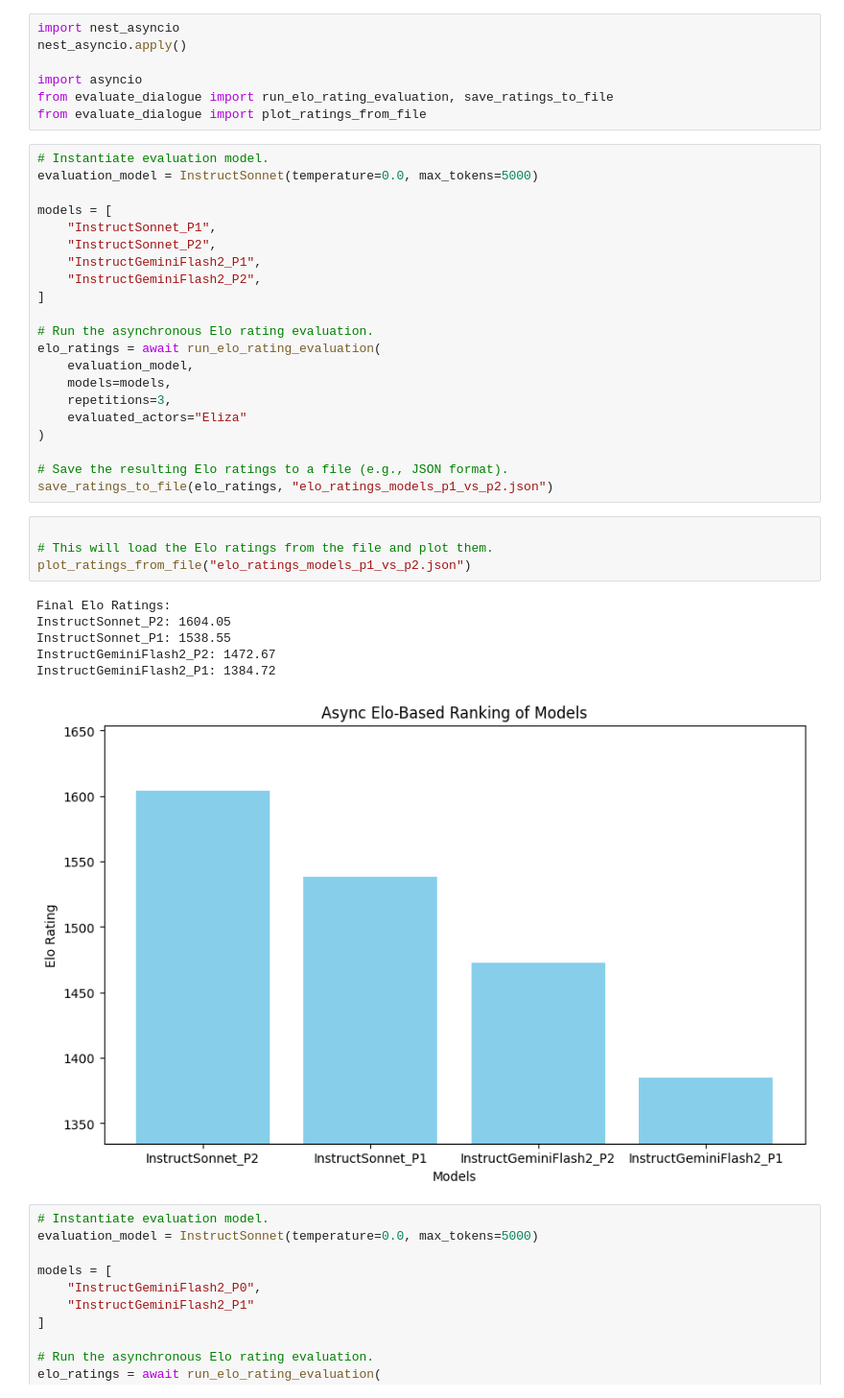
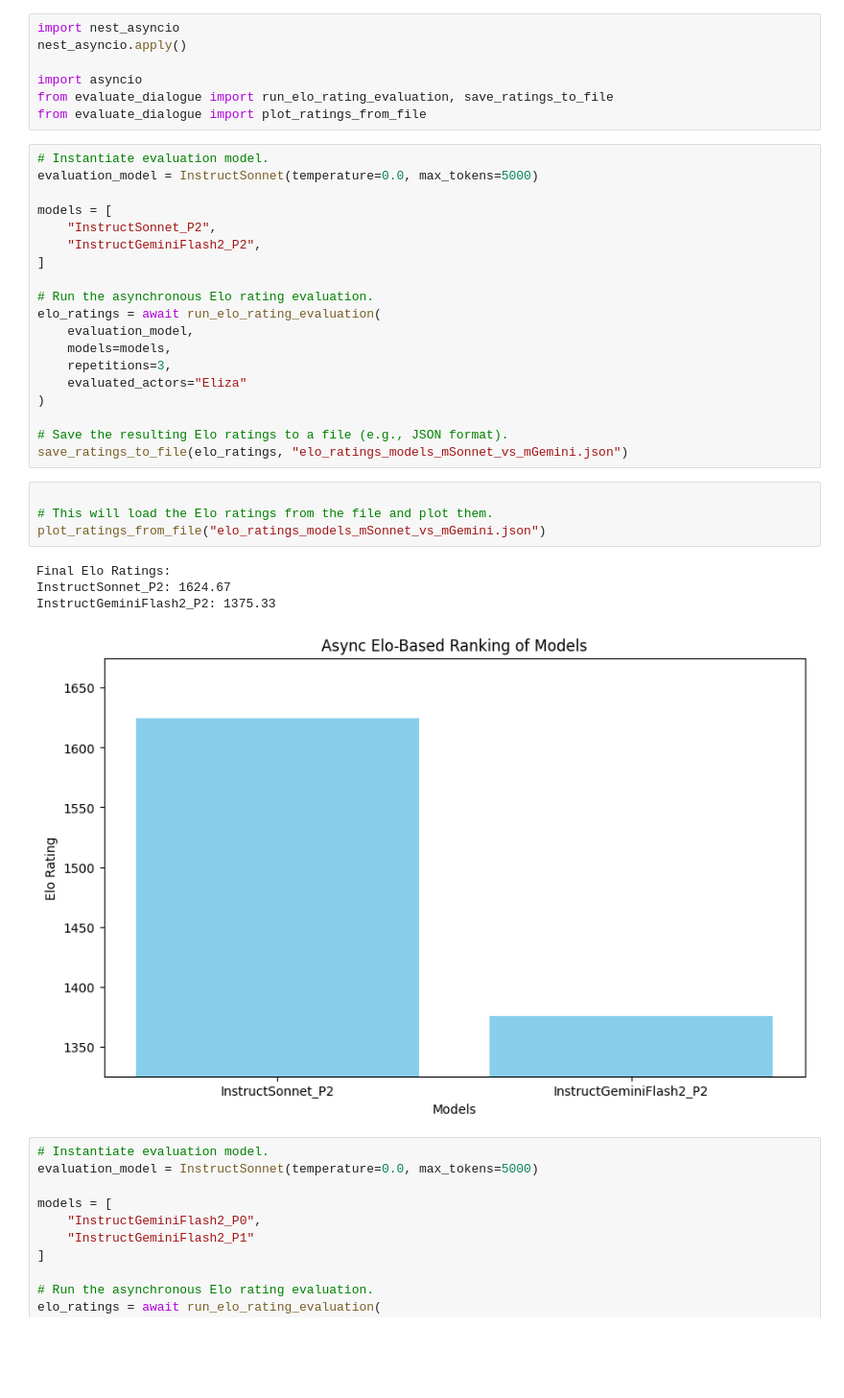
Before and after one commit to Johnny-Z13/digital-actors, a Jupyter notebook: qa_research/qa_analysis.ipynb, the cells around one changed output. Shown: that part at 96% size. Cells and saved outputs as stored; diff of their text form; blank space fills up the shorter version.

```diff
--- a/qa_research/qa_analysis.ipynb
+++ b/qa_research/qa_analysis.ipynb
@@ -210,9 +164,7 @@ from evaluate_dialogue import plot_ratings_from_file
 evaluation_model = InstructSonnet(temperature=0.0, max_tokens=5000)
 
 models = [
-    "InstructSonnet_P1",
     "InstructSonnet_P2",
-    "InstructGeminiFlash2_P1",
     "InstructGeminiFlash2_P2",
 ]
 
@@ -225,18 +177,16 @@ elo_ratings = await run_elo_rating_evaluation(
 )
 
 # Save the resulting Elo ratings to a file (e.g., JSON format).
-save_ratings_to_file(elo_ratings, "elo_ratings_models_p1_vs_p2.json")
+save_ratings_to_file(elo_ratings, "elo_ratings_models_mSonnet_vs_mGemini.json")
 # %%
 
 # This will load the Elo ratings from the file and plot them.
-plot_ratings_from_file("elo_ratings_models_p1_vs_p2.json")
+plot_ratings_from_file("elo_ratings_models_mSonnet_vs_mGemini.json")
 # %% [output]
 Final Elo Ratings:
-InstructSonnet_P2: 1604.05
-InstructSonnet_P1: 1538.55
-InstructGeminiFlash2_P2: 1472.67
-InstructGeminiFlash2_P1: 1384.72
+InstructSonnet_P2: 1624.67
+InstructGeminiFlash2_P2: 1375.33
-[figure, old version]
+[figure, new version]
 # %%
 # Instantiate evaluation model.
 evaluation_model = InstructSonnet(temperature=0.0, max_tokens=5000)
```
Also changed, not shown: parts of 6 cells of this notebook, 2 other files.
